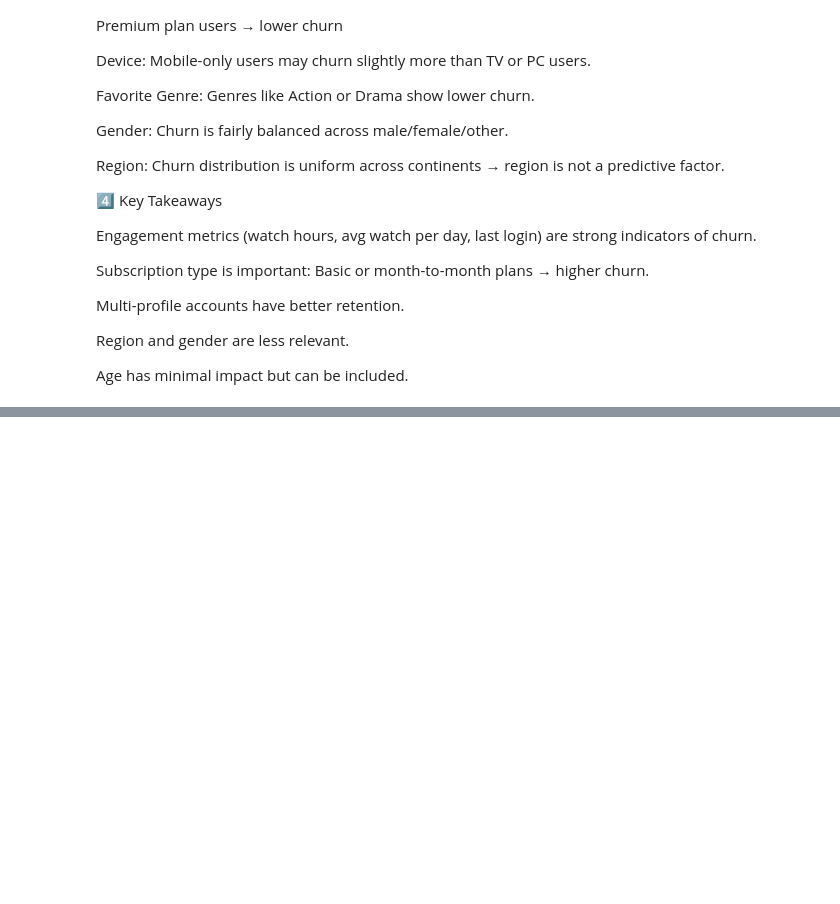
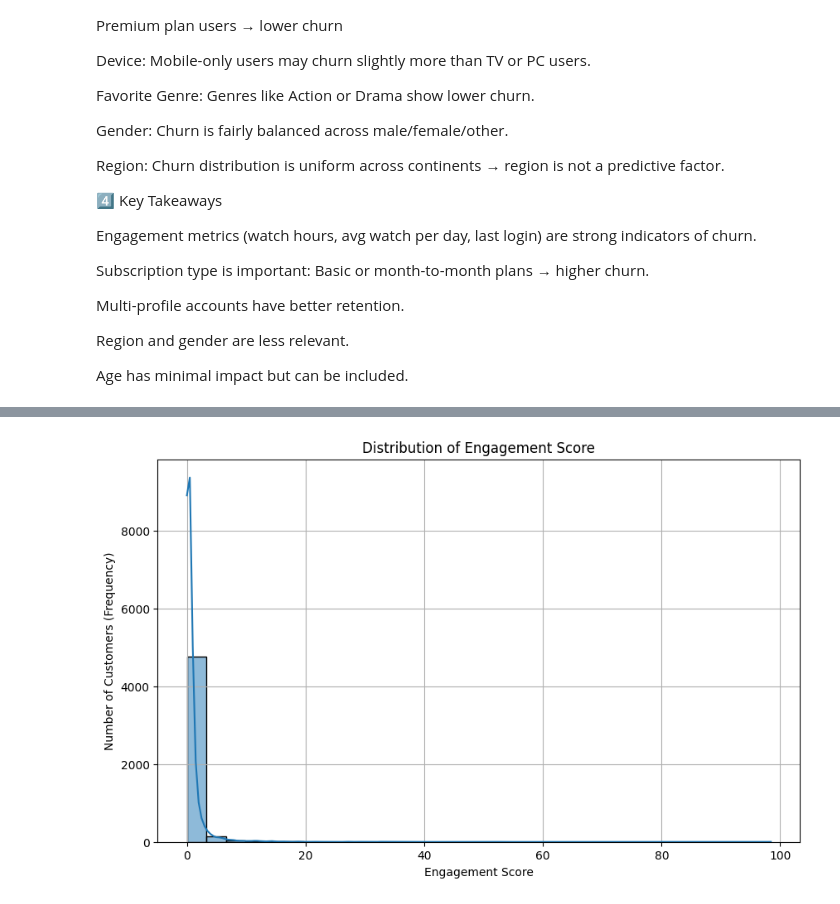
Before and after one commit to manmeetkaur77/Customer-Churn-Prediction-Netflix, a Jupyter notebook: Churn Analysis - EDA.ipynb, the cells around one changed output, grey strips where cells are left out. Cells and saved outputs as stored; diff of their text form; code cells hidden in the pictures; blank space fills up the shorter version.

Commit message:
Updated EDA notebook and replaced model building notebook

```diff
--- a/Churn Analysis - EDA.ipynb
+++ b/Churn Analysis - EDA.ipynb
@@ -299,3 +298,17 @@ for col in numeric_features:
 [figure]
 <Figure size 600x400 with 0 Axes>
 [figure]
+# %%
+##handling outliers of avg_watch hours
+
+# 99th percentile value calculate karein
+percentile_99 = df['avg_watch_time_per_day'].quantile(0.99)
+
+print(f"99th percentile value: {percentile_99}")
+
+# 99th percentile se badi sabhi values ko usse replace (cap) kar dein
+df['avg_watch_time_per_day'] = df['avg_watch_time_per_day'].clip(upper=percentile_99)
+
+# Check karein ki outliers handle ho gaye hain
+print("\nAfter capping:")
+print(df['avg_watch_time_per_day'].describe())
@@ -301,0 +328,14 @@ for col in numeric_features:
+# %%
+## handling ouliers of total_watch_time
+
+# 99th percentile value nikaalein
+percentile_99_watch_hours = df['watch_hours'].quantile(0.99)
+
+print(f"99th percentile for watch_hours: {percentile_99_watch_hours}")
+
+# Outliers ko 99th percentile value se cap karein
+df['watch_hours'] = df['watch_hours'].clip(upper=percentile_99_watch_hours)
+
+# Check karein ki outliers handle ho gaye hain
+print("\nAfter capping watch_hours:")
+print(df['watch_hours'].describe())
@@ -364,0 +445,17 @@ Age has minimal impact but can be included.
+# %%
+
+
+    # Histogram banayein
+    plt.figure(figsize=(10, 6))
+    sns.histplot(df['engagement_score'], bins=30, kde=True)
+
+    # Title aur labels add karein
+    plt.title('Distribution of Engagement Score')
+    plt.xlabel('Engagement Score')
+    plt.ylabel('Number of Customers (Frequency)')
+    plt.grid(True)
+
+    # Plot ko display karein
+    plt.show()
+# %% [output]
+[figure, added]
```
Also changed, not shown: parts of 6 cells of this notebook, 2 other files.
